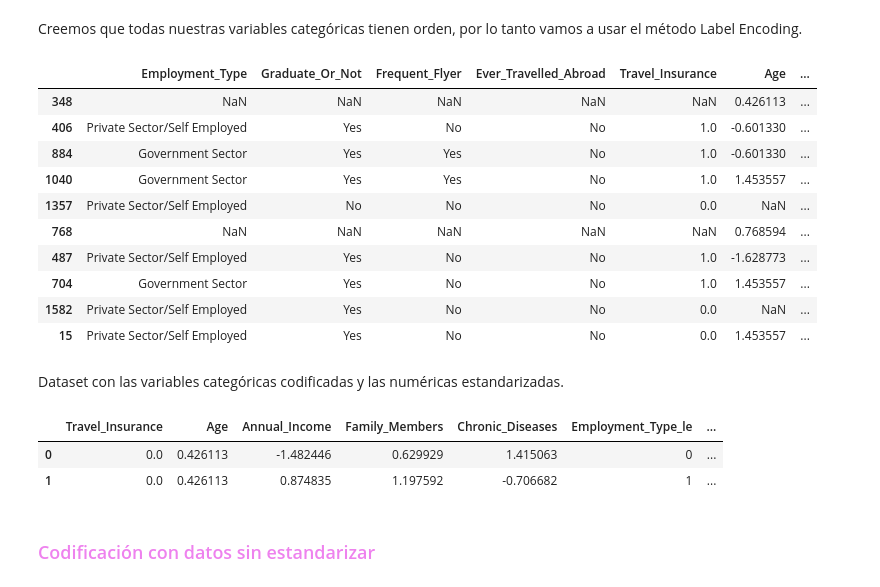
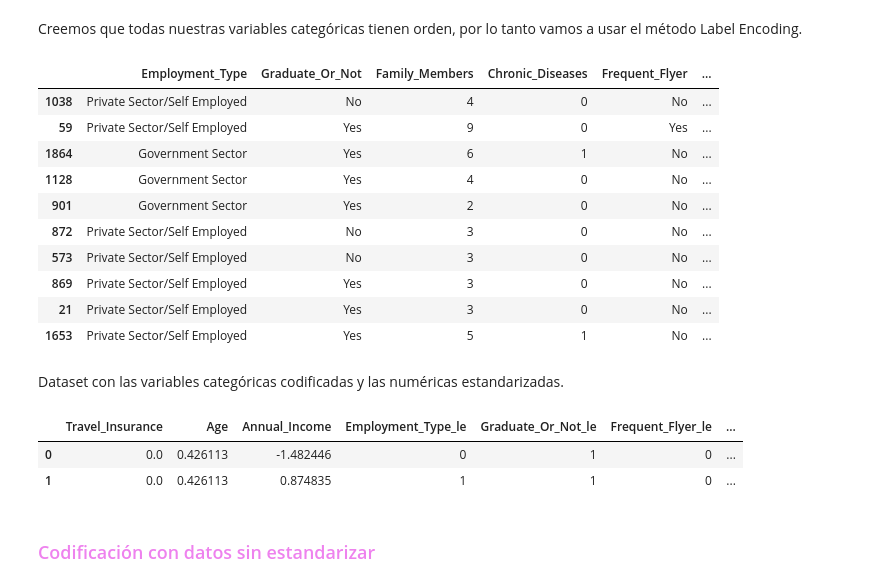
Before and after one commit to Adalab/DA-PROMO-B-MODULO-3-SPRINT-1-ANAIS-ARIANA, a Jupyter notebook: RegresiónLogística/RegresiónLogística2.ipynb, the cells around one changed output. Saved outputs shown, nothing was run; the diff lists cells and outputs as text; code cells hidden in the pictures.

```diff
--- a/RegresiónLogística/RegresiónLogística2.ipynb
+++ b/RegresiónLogística/RegresiónLogística2.ipynb
@@ -101,6 +101,6 @@ numericas_estandar.head(2)
 # %%
 # Dropeamos las columnas sin estandarizar del df original.
 
-df1.drop(["Age", "Annual_Income", "Family_Members", "Chronic_Diseases"], axis = 1, inplace=True)
+df1.drop(["Age", "Annual_Income"], axis = 1, inplace=True)
 df1.head()
 # %% [output]
@@ -152,33 +152,35 @@ df1['Employment_Type_le']=le.fit_transform(df1['Employment_Type'])
 df1['Graduate_Or_Not_le']=le.fit_transform(df1['Graduate_Or_Not'])
 df1['Frequent_Flyer_le']=le.fit_transform(df1['Frequent_Flyer'])
 df1['Ever_Travelled_Abroad_le']=le.fit_transform(df1['Ever_Travelled_Abroad'])
+df1['Family_Members_le']=le.fit_transform(df1['Family_Members'])
+df1['Chronic_Diseases_le']=le.fit_transform(df1['Chronic_Diseases'])
 # %%
 # chequeamos el dataframe de nuevo
 
 df1.sample(10)
 # %% [output]
-|  | Employment_Type | Graduate_Or_Not | Frequent_Flyer | Ever_Travelled_Abroad | Travel_Insurance | Age | ... |
-| 348 | NaN | NaN | NaN | NaN | NaN | 0.426113 | ... |
-| 406 | Private Sector/Self Employed | Yes | No | No | 1.0 | -0.601330 | ... |
-| 884 | Government Sector | Yes | Yes | No | 1.0 | -0.601330 | ... |
-| 1040 | Government Sector | Yes | Yes | No | 1.0 | 1.453557 | ... |
-| 1357 | Private Sector/Self Employed | No | No | No | 0.0 | NaN | ... |
-| 768 | NaN | NaN | NaN | NaN | NaN | 0.768594 | ... |
-| 487 | Private Sector/Self Employed | Yes | No | No | 1.0 | -1.628773 | ... |
-| 704 | Government Sector | Yes | No | No | 1.0 | 1.453557 | ... |
-| 1582 | Private Sector/Self Employed | Yes | No | No | 0.0 | NaN | ... |
-| 15 | Private Sector/Self Employed | Yes | No | No | 0.0 | 1.453557 | ... |
+|  | Employment_Type | Graduate_Or_Not | Family_Members | Chronic_Diseases | Frequent_Flyer | ... |
+| 1038 | Private Sector/Self Employed | No | 4 | 0 | No | ... |
+| 59 | Private Sector/Self Employed | Yes | 9 | 0 | Yes | ... |
+| 1864 | Government Sector | Yes | 6 | 1 | No | ... |
+| 1128 | Government Sector | Yes | 4 | 0 | No | ... |
+| 901 | Government Sector | Yes | 2 | 0 | No | ... |
+| 872 | Private Sector/Self Employed | No | 3 | 0 | No | ... |
+| 573 | Private Sector/Self Employed | No | 3 | 0 | No | ... |
+| 869 | Private Sector/Self Employed | Yes | 3 | 0 | No | ... |
+| 21 | Private Sector/Self Employed | Yes | 3 | 0 | No | ... |
+| 1653 | Private Sector/Self Employed | Yes | 5 | 1 | No | ... |
 # %% [markdown]
 Dataset con las variables categóricas codificadas y las numéricas estandarizadas.
 # %%
 # por último nos queda eliminar las columnas categóricas originales porque ya no nos hacen falta.
 
-df1.drop(['Employment_Type', 'Graduate_Or_Not', 'Frequent_Flyer','Ever_Travelled_Abroad'], axis = 1, inplace=True)
+df1.drop(['Employment_Type', 'Graduate_Or_Not', 'Frequent_Flyer','Ever_Travelled_Abroad', 'Family_Members', 'Chronic_Diseases'], axis = 1, inplace=True)
 df1.head(2)
 # %% [output]
-|  | Travel_Insurance | Age | Annual_Income | Family_Members | Chronic_Diseases | Employment_Type_le | ... |
-| 0 | 0.0 | 0.426113 | -1.482446 | 0.629929 | 1.415063 | 0 | ... |
-| 1 | 0.0 | 0.426113 | 0.874835 | 1.197592 | -0.706682 | 1 | ... |
+|  | Travel_Insurance | Age | Annual_Income | Employment_Type_le | Graduate_Or_Not_le | Frequent_Flyer_le | ... |
+| 0 | 0.0 | 0.426113 | -1.482446 | 0 | 1 | 0 | ... |
+| 1 | 0.0 | 0.426113 | 0.874835 | 1 | 1 | 0 | ... |
 # %% [markdown]
 ### <font color=violet>Codificación con datos sin estandarizar
 # %%
```
Also changed, not shown: parts of 22 cells of this notebook, 13 other files.
